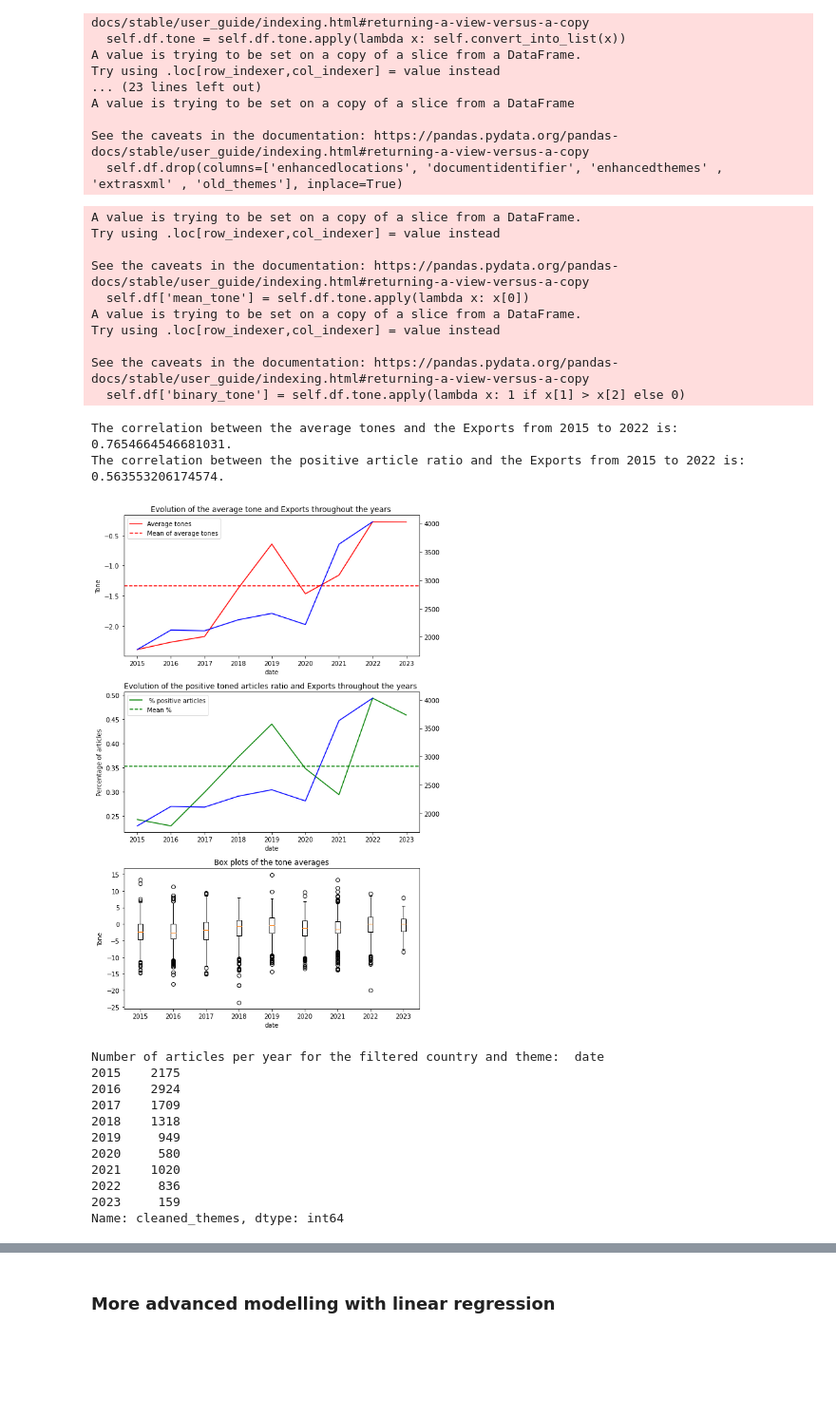
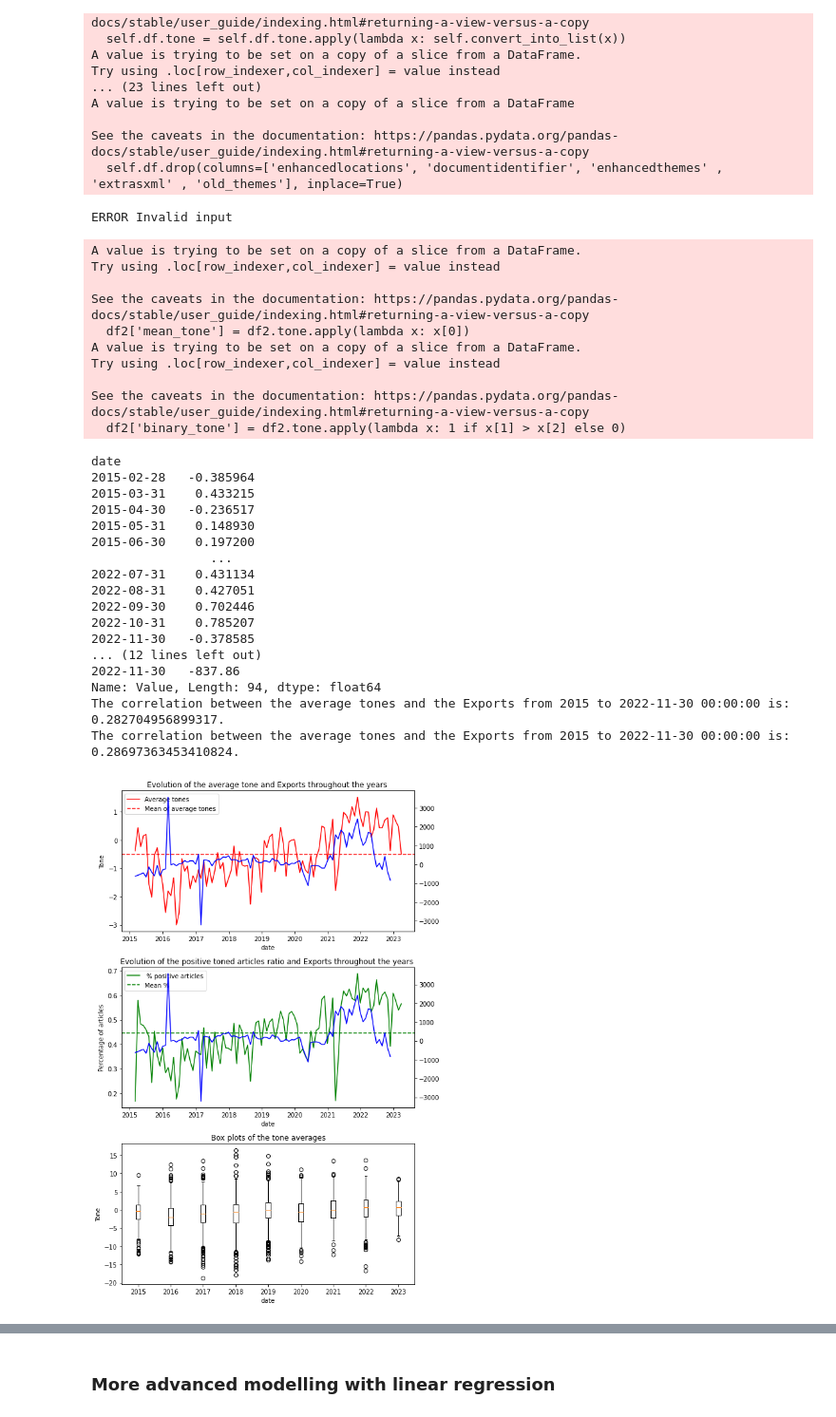
Before and after one commit to amaurycor/CRP_Egyptian_Economy, a Jupyter notebook: run_pipeline.ipynb, the cells around one changed output, grey strips where cells are left out. Shown at 95% size. Saved outputs shown, nothing was run; the diff lists cells and outputs as text; code cells hidden in the pictures; blank space fills up the shorter version.

```diff
--- a/run_pipeline.ipynb
+++ b/run_pipeline.ipynb
@@ -13,6 +13,6 @@ from sklearn.preprocessing import StandardScaler, MinMaxScaler
 ### Cleaning and tone analysis
 # %%
 # Local path for the headlines data
-df = pd.read_csv('/Users/flickr-xc/Library/Mobile Documents/com~apple~CloudDocs/DSBA Courses/CRP/headlines_english_arabic_countries.csv')
+df = pd.read_csv('/Users/amaury/Documents/!DSBA/CRP/headlines_english_arabic_countries.csv')
 # %%
 crash_test = NowcastingEco(df)
@@ -36,29 +36,34 @@ A value is trying to be set on a copy of a slice from a DataFrame
 See the caveats in the documentation: https://pandas.pydata.org/pandas-docs/stable/user_guide/indexing.html#returning-a-view-versus-a-copy
   self.df.drop(columns=['enhancedlocations', 'documentidentifier', 'enhancedthemes' , 'extrasxml' , 'old_themes'], inplace=True)
 # %%
-crash_test.tone_analysis(path='/Users/amaury/Documents/!DSBA/CRP/Bloomberg_Data_Egypt_datefixed.xlsx',indicator=True)
+crash_test.tone_analysis(path='/Users/amaury/Documents/!DSBA/CRP/Differentiated data.xlsx',indicator=True)
 # %% [output]
-A value is trying to be set on a copy of a slice from a DataFrame.
-Try using .loc[row_indexer,col_indexer] = value instead
-
-See the caveats in the documentation: https://pandas.pydata.org/pandas-docs/stable/user_guide/indexing.html#returning-a-view-versus-a-copy
-  self.df['mean_tone'] = self.df.tone.apply(lambda x: x[0])
-A value is trying to be set on a copy of a slice from a DataFrame.
-Try using .loc[row_indexer,col_indexer] = value instead
-
-See the caveats in the documentation: https://pandas.pydata.org/pandas-docs/stable/user_guide/indexing.html#returning-a-view-versus-a-copy
-  self.df['binary_tone'] = self.df.tone.apply(lambda x: 1 if x[1] > x[2] else 0)
+ERROR Invalid input
-The correlation between the average tones and the Exports from 2015 to 2022 is: 0.7654664546681031.
-The correlation between the positive article ratio and the Exports from 2015 to 2022 is: 0.563553206174574.
+A value is trying to be set on a copy of a slice from a DataFrame.
+Try using .loc[row_indexer,col_indexer] = value instead
+
+See the caveats in the documentation: https://pandas.pydata.org/pandas-docs/stable/user_guide/indexing.html#returning-a-view-versus-a-copy
+  df2['mean_tone'] = df2.tone.apply(lambda x: x[0])
+A value is trying to be set on a copy of a slice from a DataFrame.
+Try using .loc[row_indexer,col_indexer] = value instead
+
+See the caveats in the documentation: https://pandas.pydata.org/pandas-docs/stable/user_guide/indexing.html#returning-a-view-versus-a-copy
+  df2['binary_tone'] = df2.tone.apply(lambda x: 1 if x[1] > x[2] else 0)
+date
+2015-02-28   -0.385964
+2015-03-31    0.433215
+2015-04-30   -0.236517
+2015-05-31    0.148930
+2015-06-30    0.197200
+                ...
+2022-07-31    0.431134
+2022-08-31    0.427051
+2022-09-30    0.702446
+2022-10-31    0.785207
+2022-11-30   -0.378585
+... (12 lines left out)
+2022-11-30   -837.86
+Name: Value, Length: 94, dtype: float64
+The correlation between the average tones and the Exports from 2015 to 2022-11-30 00:00:00 is: 0.282704956899317.
+The correlation between the average tones and the Exports from 2015 to 2022-11-30 00:00:00 is: 0.28697363453410824.
-[figure, old version]
+[figure, new version]
-Number of articles per year for the filtered country and theme:  date
-2015    2175
-2016    2924
-2017    1709
-2018    1318
-2019     949
-2020     580
-2021    1020
-2022     836
-2023     159
-Name: cleaned_themes, dtype: int64
```
Also changed, not shown: parts of 8 cells of this notebook, 1 other file.
